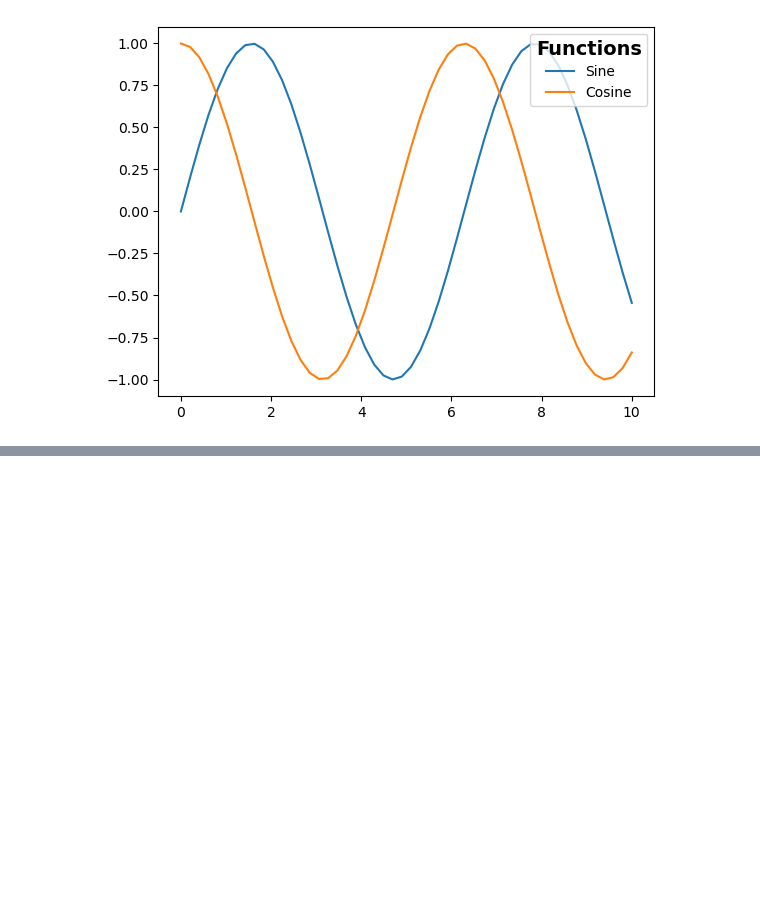
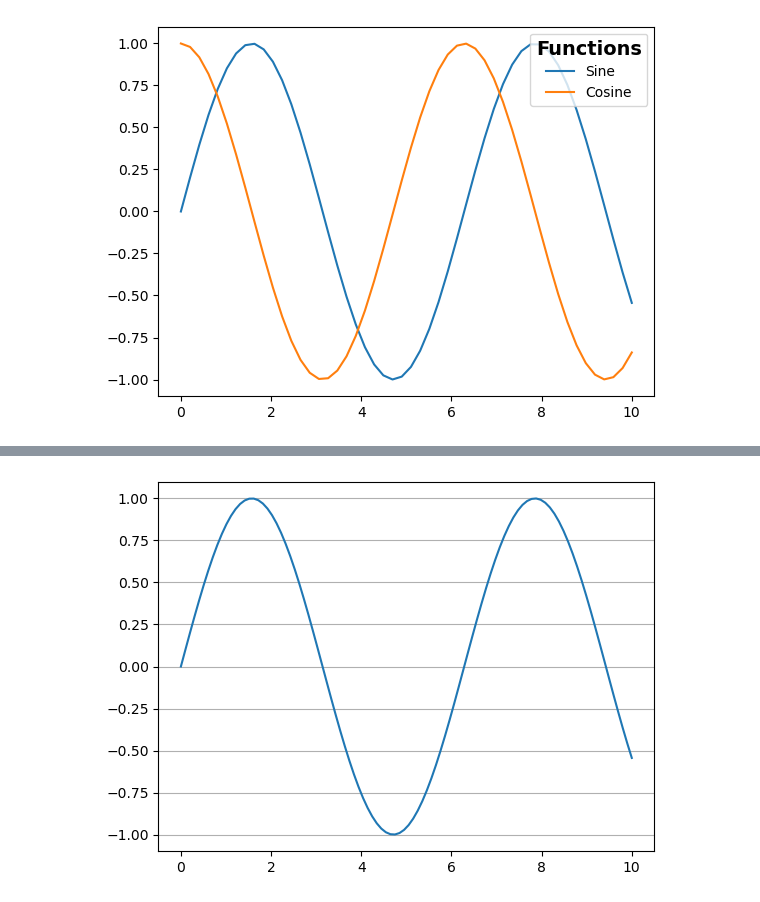
Before and after one commit to Michal-Radomski/Python-Data-Visualization, a Jupyter notebook: 04 Matplotlib/script_02.ipynb, the cells around one changed output, grey strips where cells are left out. Saved outputs shown, nothing was run; the diff lists cells and outputs as text; code cells hidden in the pictures; blank space fills up the shorter version.

```diff
--- a/04 Matplotlib/script_02.ipynb
+++ b/04 Matplotlib/script_02.ipynb
@@ -60,0 +72,6 @@ plt.show()
+# %%
+plt.plot(x, y)
+plt.grid(True, axis='y')  # Vertical lines only
+plt.show()
+# %% [output]
+[figure, added]
```
Also changed, not shown: parts of 3 cells of this notebook.
